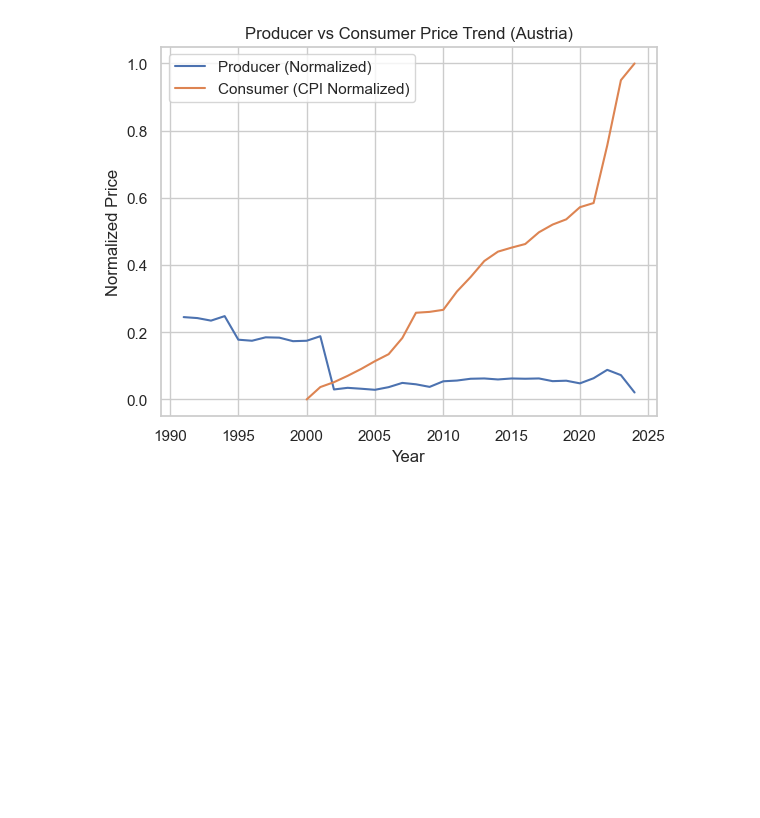
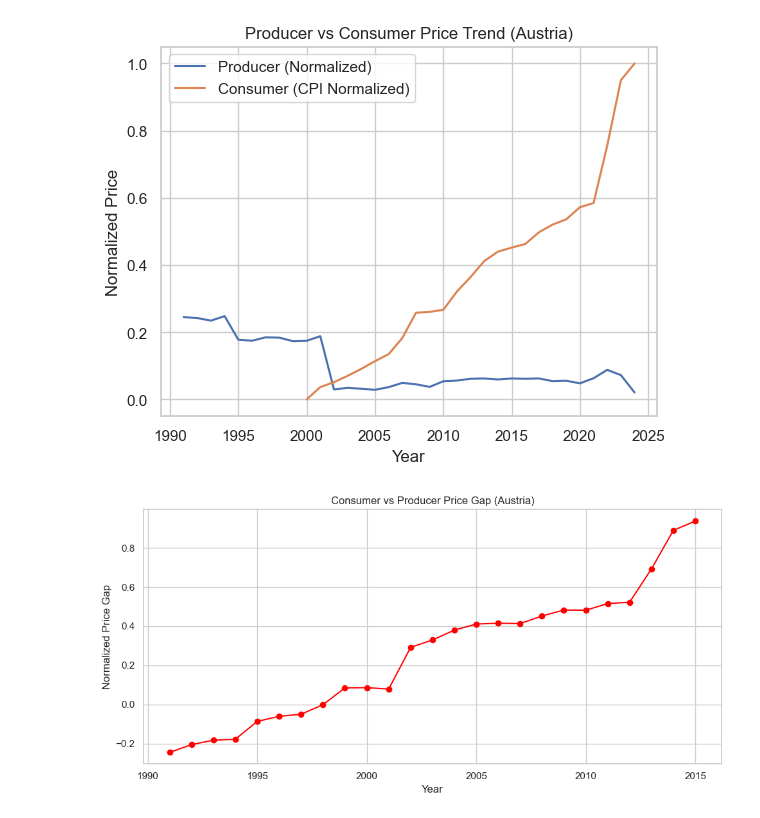
Before and after one commit to Muhsiinn/Austrian-food-price-analysis, a Jupyter notebook: notebooks/price_trend_analysis.ipynb, the cells around one changed output. Drawn from its saved outputs; the diff is of its cells as text; code cells hidden in the pictures; blank space fills up the shorter version.

```diff
--- a/notebooks/price_trend_analysis.ipynb
+++ b/notebooks/price_trend_analysis.ipynb
@@ -223,3 +223,20 @@ plt.grid(True)
 plt.show()
 # %% [output]
 [figure]
+# %%
+gap_df = yearly_producer[["Year"]].copy()
+gap_df["Producer"] = yearly_producer["Normalized"]
+gap_df["Consumer"] = yearly_consumer["Normalized"]
+gap_df["Gap"] = gap_df["Consumer"] - gap_df["Producer"]
+
+plt.figure(figsize=(10, 5))
+plt.plot(gap_df["Year"], gap_df["Gap"], marker="o", color="red")
+plt.title("Consumer vs Producer Price Gap (Austria)")
+plt.xlabel("Year")
+plt.ylabel("Normalized Price Gap")
+plt.grid(True)
+plt.tight_layout()
+plt.savefig("../visuals/price_gap_trend.png", dpi=300)
+plt.show()
+# %% [output]
+[figure, added]
```
Also changed, not shown: 2 other files.
